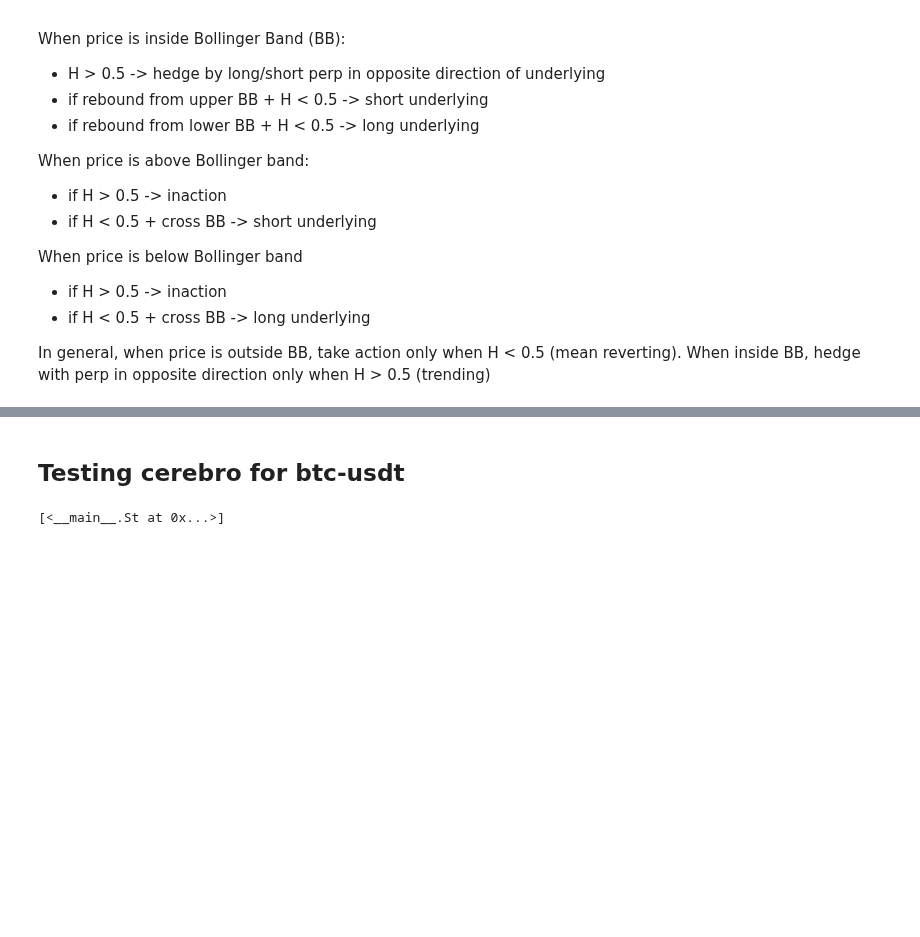
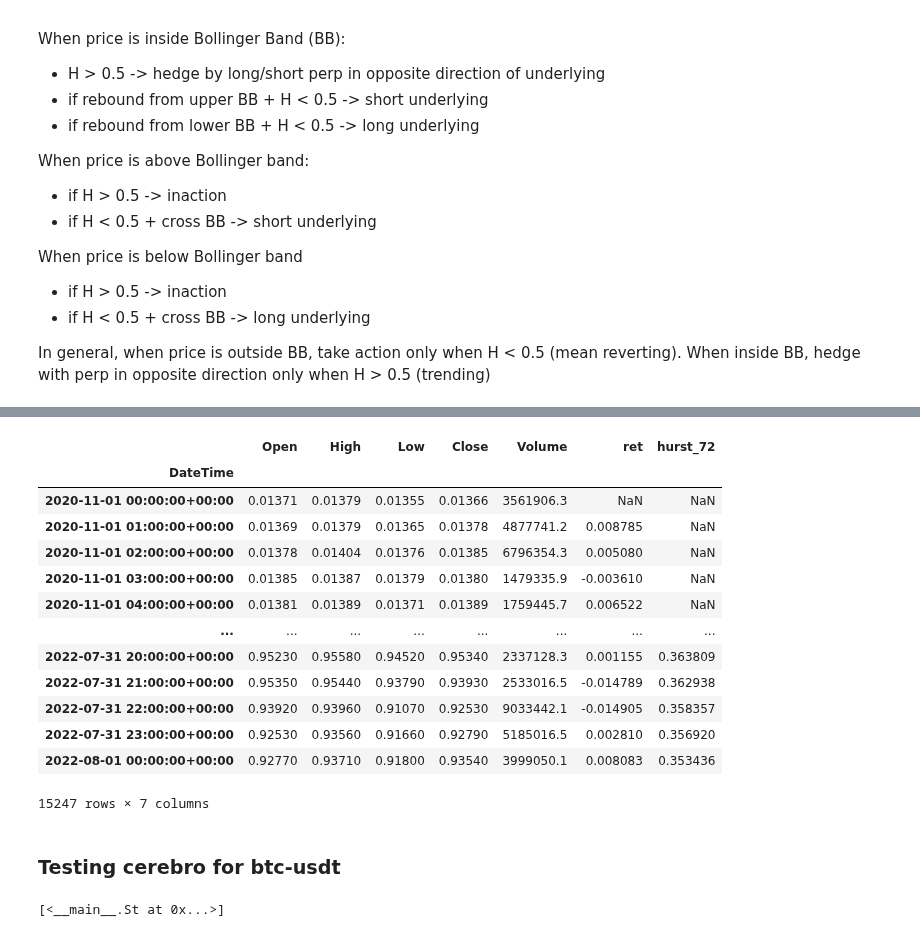
Before and after one commit to regression-gerry/hurst_capstone, a Jupyter notebook: notebooks/rescaled_range_analysis.ipynb, the cells around one changed output, grey strips where cells are left out. Saved outputs shown, nothing was run; the diff lists cells and outputs as text; code cells hidden in the pictures; blank space fills up the shorter version.

```diff
--- a/notebooks/rescaled_range_analysis.ipynb
+++ b/notebooks/rescaled_range_analysis.ipynb
@@ -52,0 +52,10 @@ def df_select(path: str, ticker: str, start_date: str, data_point_num: int) -> p
+# %%
+## choose the ticker inside the dataframe
+def get_backtest_ticker_df(df: pd.DataFrame, ticker: str, start_dt: str, end_dt: str, with_returns=True) -> pd.DataFrame:
+    data = df.loc[(df['ticker'] == ticker) & (df['time_period_start'] >= start_dt) & (df['time_period_start'] <= end_dt)]
+    data = data[['time_period_start', 'price_open', 'price_high', 'price_low', 'price_close', 'volume_traded']]
+    data.columns = ['DateTime', 'Open', 'High', 'Low', 'Close', 'Volume']
+    data.set_index('DateTime', inplace=True)
+    if with_returns: data['ret'] = data['Close'].pct_change()
+
+    return data
@@ -224 +195,22 @@ def half_series(s, n):
+# %%
+def hurst_rolling(df, rolling_window):
+    df[f'hurst_{rolling_window}'] = df['Close'].rolling(rolling_window).apply(hurst_rs)
+    return df
+# %%
+hurst_rolling(backtest_dict['MATIC']['spot'], rolling_window=int(3*24))
+# %% [output]
+|  | Open | High | Low | Close | Volume | ret | hurst_72 |
+| DateTime |  |  |  |  |  |  |  |
+| 2020-11-01 00:00:00+00:00 | 0.01371 | 0.01379 | 0.01355 | 0.01366 | 3561906.3 | NaN | NaN |
+| 2020-11-01 01:00:00+00:00 | 0.01369 | 0.01379 | 0.01365 | 0.01378 | 4877741.2 | 0.008785 | NaN |
+| 2020-11-01 02:00:00+00:00 | 0.01378 | 0.01404 | 0.01376 | 0.01385 | 6796354.3 | 0.005080 | NaN |
+| 2020-11-01 03:00:00+00:00 | 0.01385 | 0.01387 | 0.01379 | 0.01380 | 1479335.9 | -0.003610 | NaN |
+| 2020-11-01 04:00:00+00:00 | 0.01381 | 0.01389 | 0.01371 | 0.01389 | 1759445.7 | 0.006522 | NaN |
+| ... | ... | ... | ... | ... | ... | ... | ... |
+| 2022-07-31 20:00:00+00:00 | 0.95230 | 0.95580 | 0.94520 | 0.95340 | 2337128.3 | 0.001155 | 0.363809 |
+| 2022-07-31 21:00:00+00:00 | 0.95350 | 0.95440 | 0.93790 | 0.93930 | 2533016.5 | -0.014789 | 0.362938 |
+| 2022-07-31 22:00:00+00:00 | 0.93920 | 0.93960 | 0.91070 | 0.92530 | 9033442.1 | -0.014905 | 0.358357 |
+| 2022-07-31 23:00:00+00:00 | 0.92530 | 0.93560 | 0.91660 | 0.92790 | 5185016.5 | 0.002810 | 0.356920 |
+| 2022-08-01 00:00:00+00:00 | 0.92770 | 0.93710 | 0.91800 | 0.93540 | 3999050.1 | 0.008083 | 0.353436 |
+15247 rows × 7 columns
 # %%
@@ -228,5 +218,5 @@ proper_btc['hurst_rs'] = proper_btc['Close'].rolling(168).apply(hurst_rs)
 # %% [markdown]
-## Testing cerebro for btc-usdt
+### Testing cerebro for btc-usdt
 # %%
 # https://www.backtrader.com/docu/pandas-datafeed/pandas-datafeed/
 #
```
Also changed, not shown: parts of 29 cells of this notebook, 6 other files.
